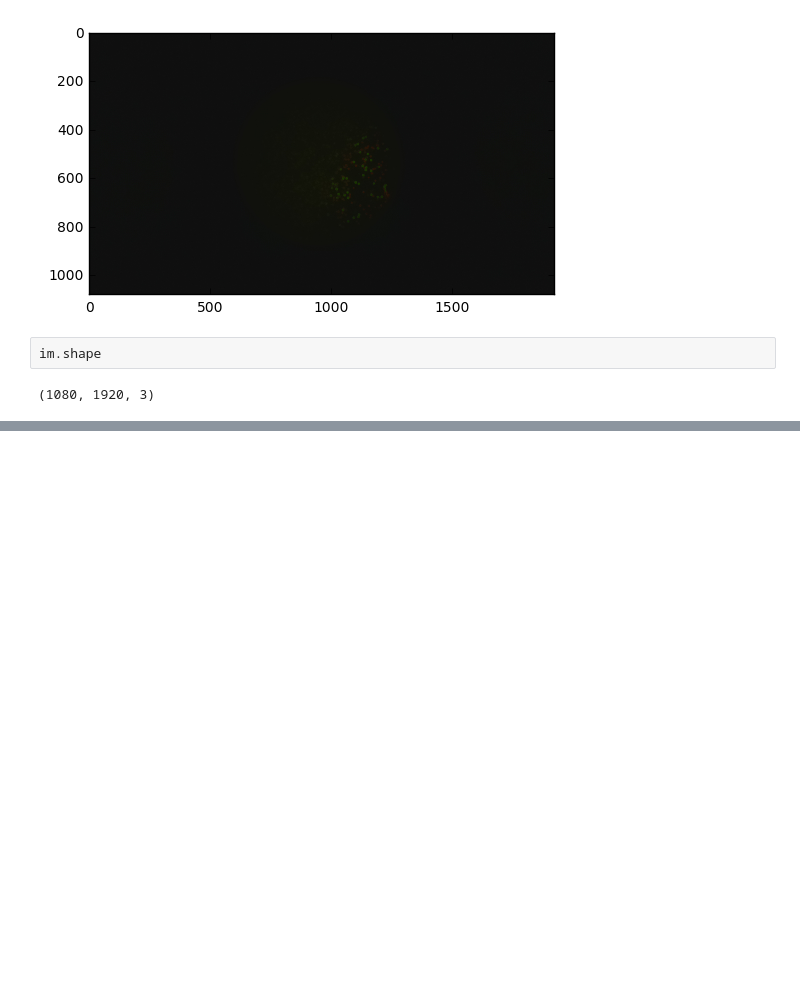
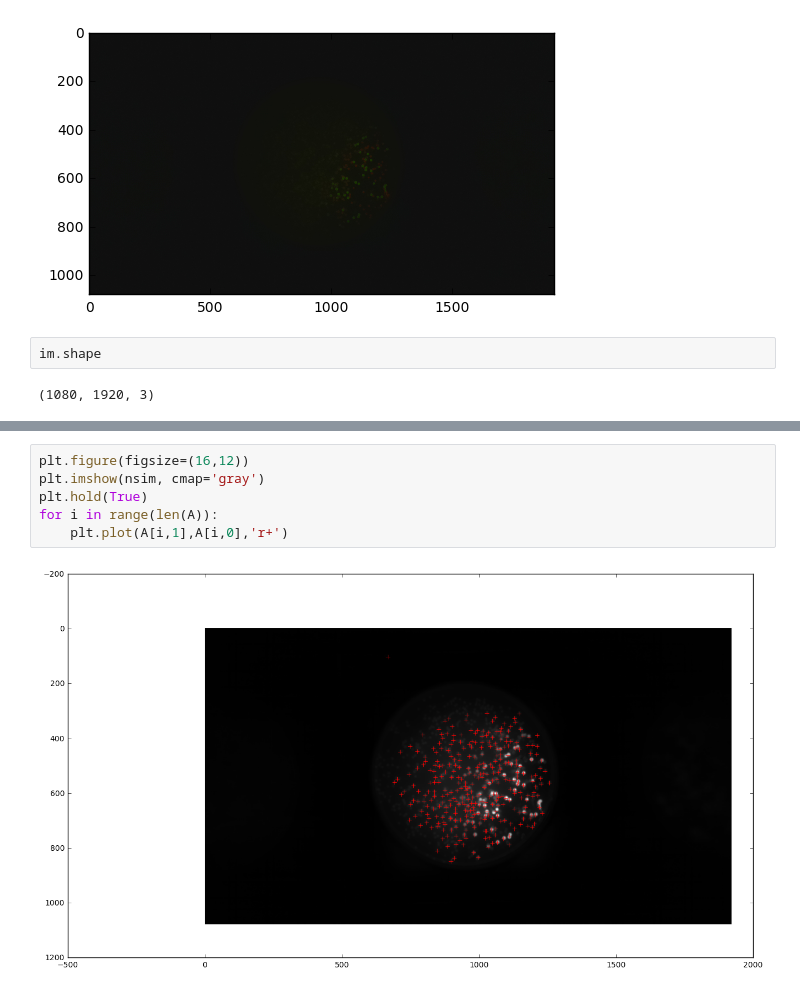
Before and after one commit to RudgeLab/FluoPi, a Jupyter notebook: Analysis.ipynb, the cells around one changed output, grey strips where cells are left out. Cells and saved outputs as stored; diff of their text form; blank space fills up the shorter version.

```diff
--- a/Analysis.ipynb
+++ b/Analysis.ipynb
@@ -40,0 +65,8 @@ plt.colorbar()
+# %%
+plt.figure(figsize=(16,12))
+plt.imshow(nsim, cmap='gray')
+plt.hold(True)
+for i in range(len(A)):
+    plt.plot(A[i,1],A[i,0],'r+')
+# %% [output]
+[figure, added]
```
Also changed, not shown: parts of 13 cells of this notebook.
